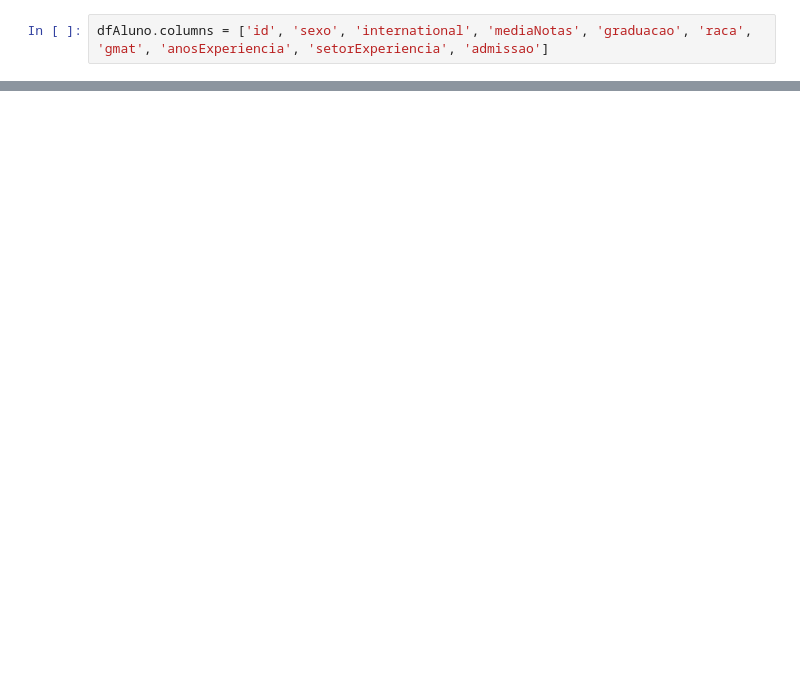
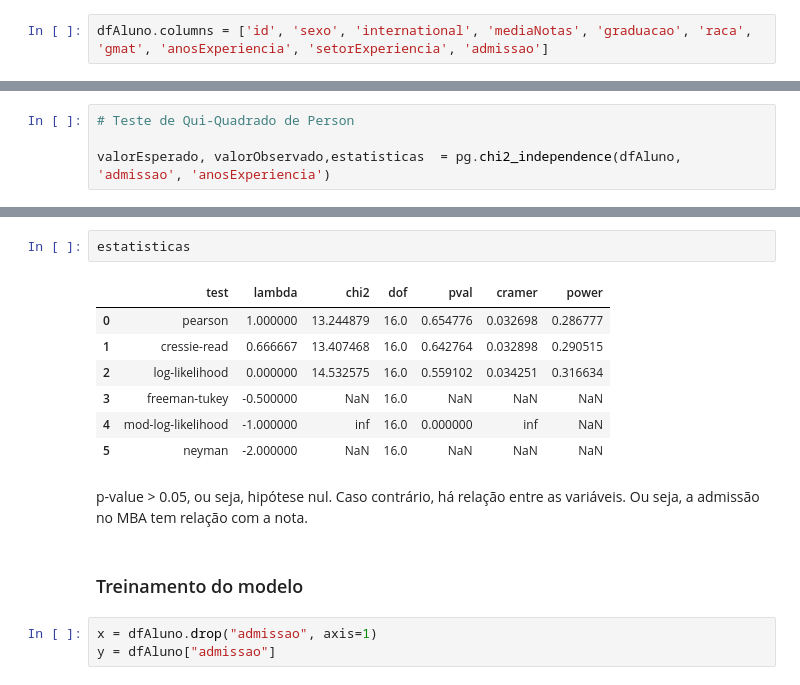
Before and after one commit to MatheusGustavoo/MBA-Success-Tree, a Jupyter notebook: classificacao.ipynb, the cells around one changed output, grey strips where cells are left out. Cells and saved outputs as stored; diff of their text form; blank space fills up the shorter version.

```diff
--- a/classificacao.ipynb
+++ b/classificacao.ipynb
@@ -65,0 +209,4 @@ dfAluno.head(10)
+# %%
+# Teste de Qui-Quadrado de Person
+
+valorEsperado, valorObservado,estatisticas  = pg.chi2_independence(dfAluno, 'admissao', 'anosExperiencia')
@@ -65,0 +227,17 @@ dfAluno.head(10)
+# %%
+estatisticas
+# %% [output]
+|  | test | lambda | chi2 | dof | pval | cramer | power |
+| 0 | pearson | 1.000000 | 13.244879 | 16.0 | 0.654776 | 0.032698 | 0.286777 |
+| 1 | cressie-read | 0.666667 | 13.407468 | 16.0 | 0.642764 | 0.032898 | 0.290515 |
+| 2 | log-likelihood | 0.000000 | 14.532575 | 16.0 | 0.559102 | 0.034251 | 0.316634 |
+| 3 | freeman-tukey | -0.500000 | NaN | 16.0 | NaN | NaN | NaN |
+| 4 | mod-log-likelihood | -1.000000 | inf | 16.0 | 0.000000 | inf | NaN |
+| 5 | neyman | -2.000000 | NaN | 16.0 | NaN | NaN | NaN |
+# %% [markdown]
+p-value > 0.05, ou seja, hipótese nul. Caso contrário, há relação entre as variáveis. Ou seja, a admissão no MBA tem relação com a nota.
+# %% [markdown]
+### Treinamento do modelo
+# %%
+x = dfAluno.drop("admissao", axis=1)
+y = dfAluno["admissao"]
```
Also changed, not shown: parts of 33 cells of this notebook.
